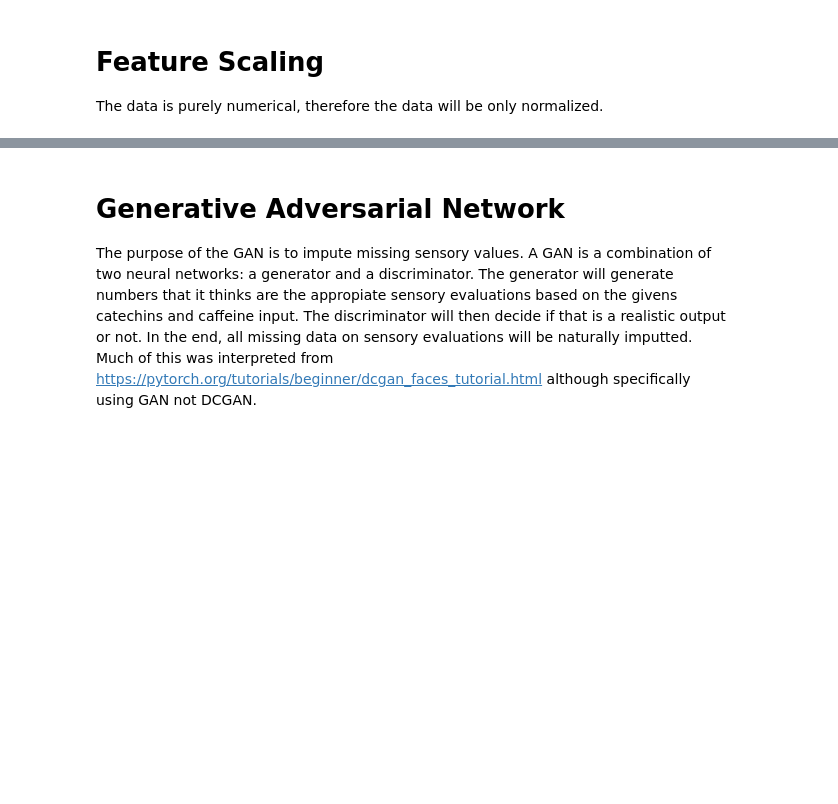
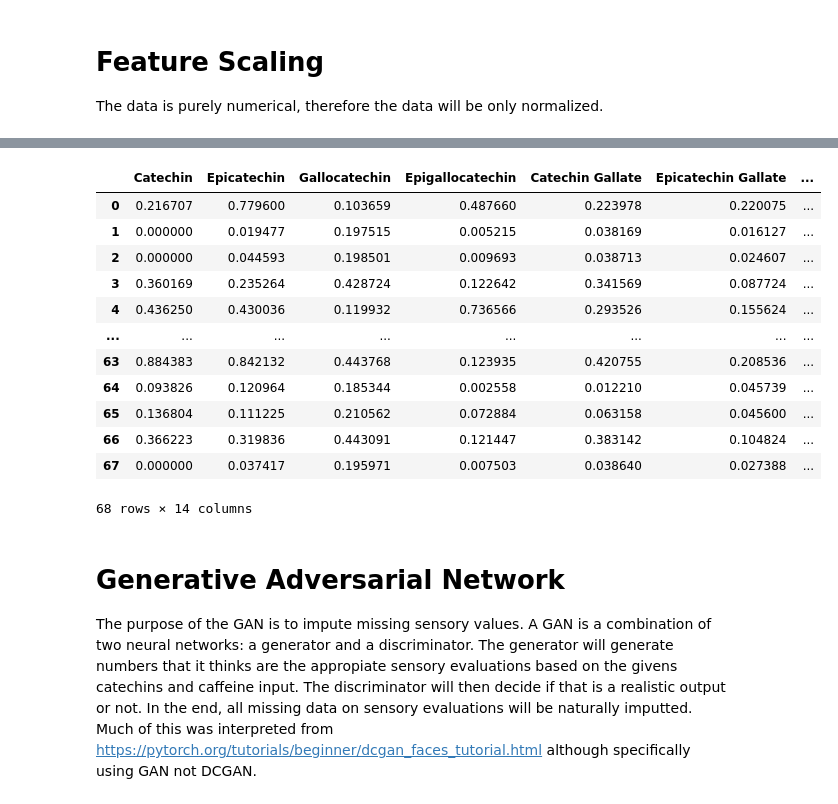
Before and after one commit to TahlonBrahic/Green-Tea-Sensory-Evaluation-With-GANs, a Jupyter notebook: source/main.ipynb, the cells around one changed output, grey strips where cells are left out. Cells and saved outputs as stored; diff of their text form; code cells hidden in the pictures; blank space fills up the shorter version.

Commit message:
Add J157v03n03_03 data and dataframe

```diff
--- a/source/main.ipynb
+++ b/source/main.ipynb
@@ -381,3 +370,19 @@ scaled_test_df
+# %%
+scaled_train_df
+# %% [output]
+|  | Catechin | Epicatechin | Gallocatechin | Epigallocatechin | Catechin Gallate | Epicatechin Gallate | ... |
+| 0 | 0.216707 | 0.779600 | 0.103659 | 0.487660 | 0.223978 | 0.220075 | ... |
+| 1 | 0.000000 | 0.019477 | 0.197515 | 0.005215 | 0.038169 | 0.016127 | ... |
+| 2 | 0.000000 | 0.044593 | 0.198501 | 0.009693 | 0.038713 | 0.024607 | ... |
+| 3 | 0.360169 | 0.235264 | 0.428724 | 0.122642 | 0.341569 | 0.087724 | ... |
+| 4 | 0.436250 | 0.430036 | 0.119932 | 0.736566 | 0.293526 | 0.155624 | ... |
+| ... | ... | ... | ... | ... | ... | ... | ... |
+| 63 | 0.884383 | 0.842132 | 0.443768 | 0.123935 | 0.420755 | 0.208536 | ... |
+| 64 | 0.093826 | 0.120964 | 0.185344 | 0.002558 | 0.012210 | 0.045739 | ... |
+| 65 | 0.136804 | 0.111225 | 0.210562 | 0.072884 | 0.063158 | 0.045600 | ... |
+| 66 | 0.366223 | 0.319836 | 0.443091 | 0.121447 | 0.383142 | 0.104824 | ... |
+| 67 | 0.000000 | 0.037417 | 0.195971 | 0.007503 | 0.038640 | 0.027388 | ... |
+68 rows × 14 columns
 # %% [markdown]
 # Generative Adversarial Network
 
```
Also changed, not shown: parts of 8 cells of this notebook, 1 other file.
